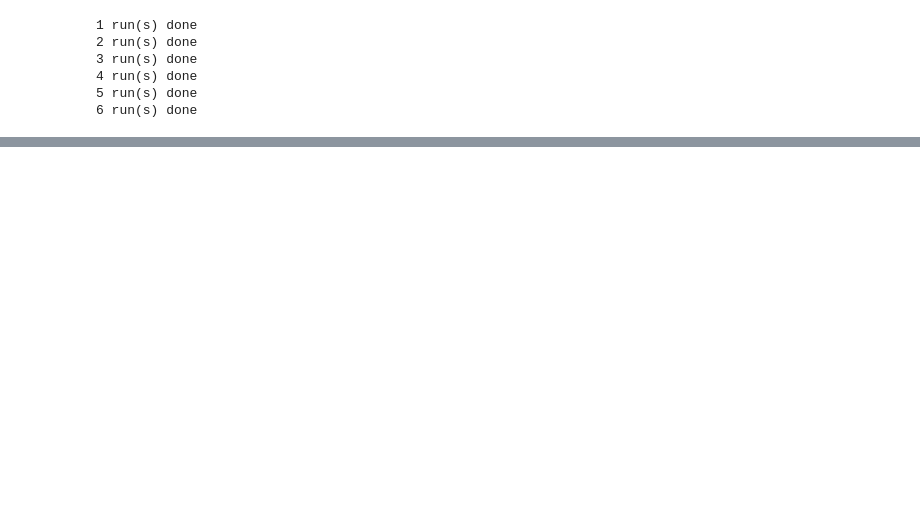
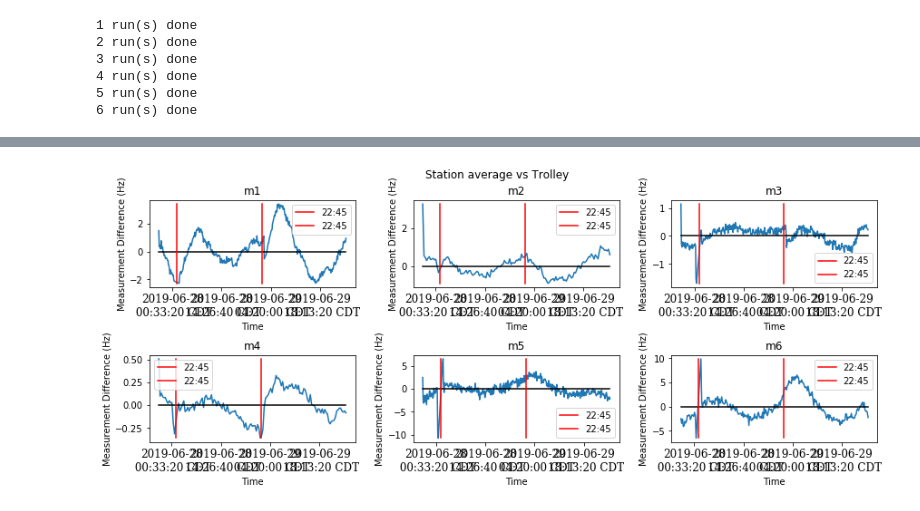
Before and after one commit to aetb/trfp, a Jupyter notebook: Superlong_st21&23avg_vs_trolley_Jonathan.ipynb, the cells around one changed output, grey strips where cells are left out. Saved outputs shown, nothing was run; the diff lists cells and outputs as text; code cells hidden in the pictures; blank space fills up the shorter version.

```diff
--- a/Superlong_st21&23avg_vs_trolley_Jonathan.ipynb
+++ b/Superlong_st21&23avg_vs_trolley_Jonathan.ipynb
@@ -474,0 +711,81 @@ plt.show()
+# %%
+l1 = np.min(Dts1 - line(Tts1, z1[0], z1[1]))            #Trolley vs st 22 line of best fit subtracted.
+h1 = np.max(Dts1 - line(Tts1, z1[0], z1[1]))
+l2 = np.min(Dts2 - line(Tts2, z2[0], z2[1]))
+h2 = np.max(Dts2 - line(Tts2, z2[0], z2[1]))
+l3 = np.min(Dts3 - line(Tts3, z3[0], z3[1]))
+h3 = np.max(Dts3 - line(Tts3, z3[0], z3[1]))
+l4 = np.min(Dts4 - line(Tts4, z4[0], z4[1]))
+h4 = np.max(Dts4 - line(Tts4, z4[0], z4[1]))
+l5 = np.min(Dts5 - line(Tts5, z5[0], z5[1]))
+h5 = np.max(Dts5 - line(Tts5, z5[0], z5[1]))
+l6 = np.min(Dts6 - line(Tts6, z6[0], z6[1]))
+h6 = np.max(Dts6 - line(Tts6, z6[0], z6[1]))
+
+fig, axs = plt.subplots(2, 3, constrained_layout=True)
+fig.set_figheight(5)
+fig.set_figwidth(12)
+
+axs[0,0].plot(Tts1, Dts1 - line(Tts1, z1[0], z1[1]))
+axs[0,0].plot([Tts1.min(), Tts1.max()], [0,0], 'k')
+#axs[0,0].plot(T1 , D1, '.')
+axs[0,0].plot(day-6400-time_deleted + run_start, [l1,h1], 'r', 2*day-6400-time_deleted + run_start, [l1,h1], 'r', label = "22:45")
+axs[0,0].legend()
+plt_unix_time_to_CST(axs[0,0])
+axs[0,0].set_xlabel("Time")
+axs[0,0].set_ylabel("Measurement Difference (Hz)")
+axs[0,0].set_title('m1')
+
+axs[0,1].plot(Tts2, Dts2 - line(Tts2, z2[0], z2[1]))
+axs[0,1].plot([Tts2.min(), Tts2.max()], [0,0], 'k')
+#axs[0,1].plot(T2 , D2, '.')
+axs[0,1].plot(day-6400-time_deleted + run_start, [l2,h2], 'r', 2*day-6400-time_deleted + run_start, [l2,h2], 'r', label = "22:45")
+axs[0,1].legend()
+plt_unix_time_to_CST(axs[0,1])
+axs[0,1].set_xlabel("Time")
+axs[0,1].set_ylabel("Measurement Difference (Hz)")
+axs[0,1].set_title('m2')
+
+axs[0,2].plot(Tts3, Dts3 - line(Tts3, z3[0], z3[1]))
+axs[0,2].plot([Tts3.min(), Tts3.max()], [0,0], 'k')
+#axs[0,2].plot(T3 , D3, '.')
+axs[0,2].plot(day-6400-time_deleted + run_start, [l3,h3], 'r', 2*day-6400-time_deleted + run_start, [l3,h3], 'r', label = "22:45")
+axs[0,2].legend()
+plt_unix_time_to_CST(axs[0,2])
+axs[0,2].set_xlabel("Time")
+axs[0,2].set_ylabel("Measurement Difference (Hz)")
+axs[0,2].set_title('m3')
+
+axs[1,0].plot(Tts4, Dts4 - line(Tts4, z4[0], z4[1]))
+axs[1,0].plot([Tts4.min(), Tts4.max()], [0,0], 'k')
+#axs[1,0].plot(T4 , D4, '.')
+axs[1,0].plot(day-6400-time_deleted + run_start, [l4,h4], 'r', 2*day-6400-time_deleted + run_start, [l4,h4], 'r', label = "22:45")
+axs[1,0].legend()
+plt_unix_time_to_CST(axs[1,0])
+axs[1,0].set_xlabel("Time")
+axs[1,0].set_ylabel("Measurement Difference (Hz)")
+axs[1,0].set_title('m4')
+
+axs[1,1].plot(Tts5, Dts5 - line(Tts5, z5[0], z5[1]))
+axs[1,1].plot([Tts5.min(), Tts5.max()], [0,0], 'k')
+#axs[1,1].plot(T5 , D5, '.')
+axs[1,1].plot(day-6400-time_deleted + run_start, [l5,h5], 'r', 2*day-6400-time_deleted + run_start, [l5,h5], 'r', label = "22:45")
+axs[1,1].legend()
+plt_unix_time_to_CST(axs[1,1])
+axs[1,1].set_xlabel("Time")
+axs[1,1].set_ylabel("Measurement Difference (Hz)")
+axs[1,1].set_title('m5')
+
+axs[1,2].plot(Tts6, Dts6 - line(Tts6, z6[0], z6[1]))
+axs[1,2].plot([Tts6.min(), Tts6.max()], [0,0], 'k')
+#axs[1,2].plot(T6 , D6, '.')
+axs[1,2].plot(day-6400-time_deleted + run_start, [l6,h6], 'r', 2*day-6400-time_deleted + run_start, [l6,h6], 'r', label = "22:45")
+axs[1,2].legend()
+plt_unix_time_to_CST(axs[1,2])
+axs[1,2].set_xlabel("Time")
+axs[1,2].set_ylabel("Measurement Difference (Hz)")
+axs[1,2].set_title('m6')
+fig.suptitle("Station average vs Trolley")
+plt.show()
+# %% [output]
+[figure, added]
```
Also changed, not shown: parts of 15 cells of this notebook, 2 other files.
